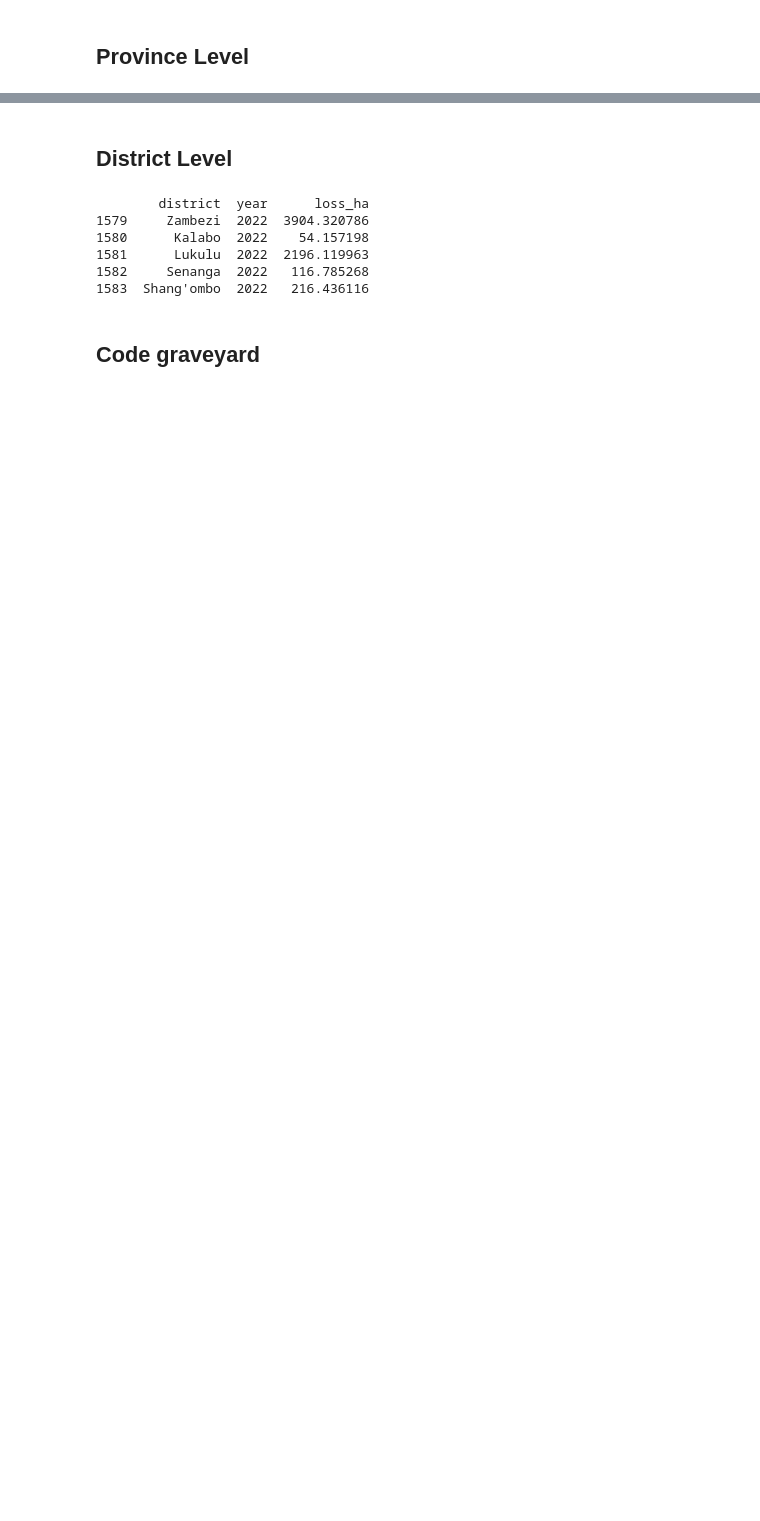
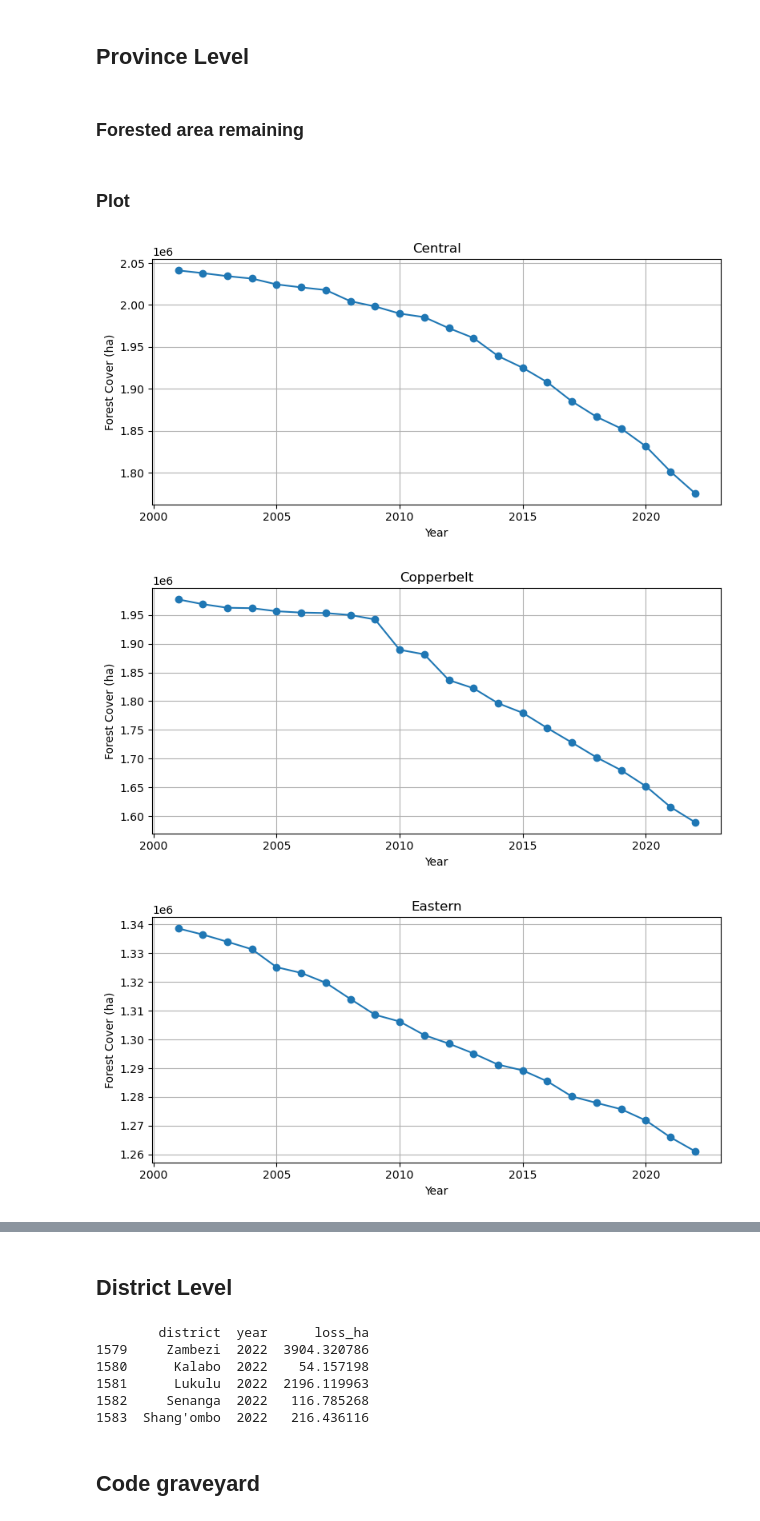
Before and after one commit to annamwaller/zambia, a Jupyter notebook: Hansen_FC.ipynb, the cells around one changed output, grey strips where cells are left out. Saved outputs shown, nothing was run; the diff lists cells and outputs as text; code cells hidden in the pictures; blank space fills up the shorter version.

Commit message:
created lineplots for forest cover

```diff
--- a/Hansen_FC.ipynb
+++ b/Hansen_FC.ipynb
@@ -14,5 +7,7 @@ Successfully saved authorization token.
 # %% [markdown]
 ## Province Level
+# %% [markdown]
+### Forested area remaining
 # %%
 import pandas as pd
 
@@ -81,0 +102,22 @@ df.to_csv('province_lcluc.csv', index=False)
+# %% [markdown]
+### Plot
+# %%
+import matplotlib.pyplot as plt
+
+df = pd.read_csv('./province_forest_cover.csv')
+provinces = df['province'].unique()
+
+for province in provinces:
+    subset = df[df['province'] == province]
+    plt.figure(figsize=(8,4))
+    plt.plot(subset['year'], subset['forest_cover_ha'], marker='o')
+    plt.title(f'{province}')
+    plt.xlabel('Year')
+    plt.ylabel('Forest Cover (ha)')
+    plt.grid(True)
+    plt.tight_layout()
+    plt.show()
+# %% [output]
+[figure, added]
+[figure, added]
+[figure, added]
```
Also changed, not shown: parts of 3 cells of this notebook.
